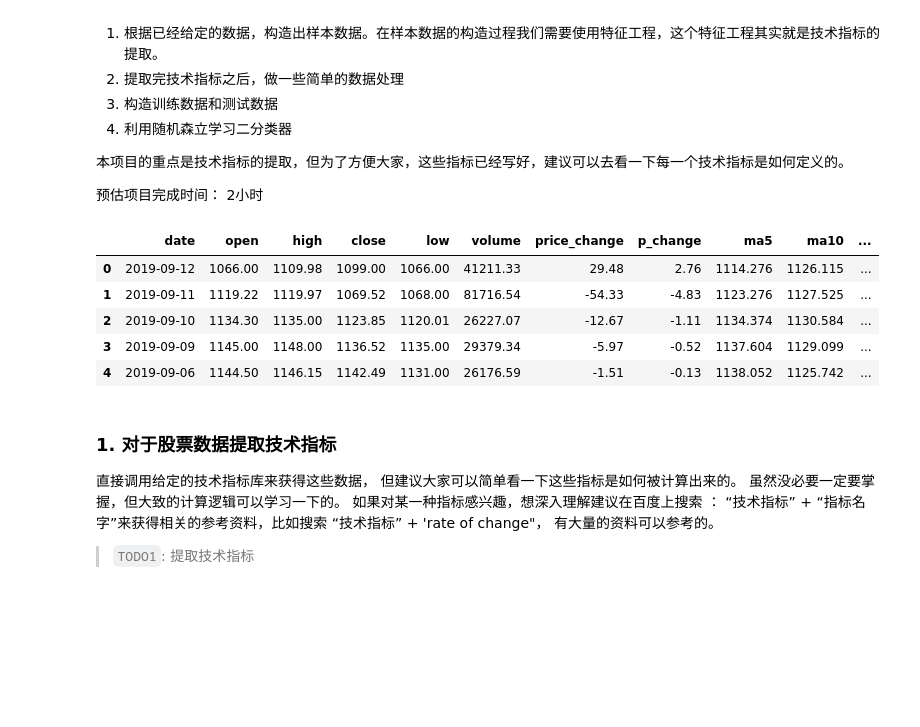
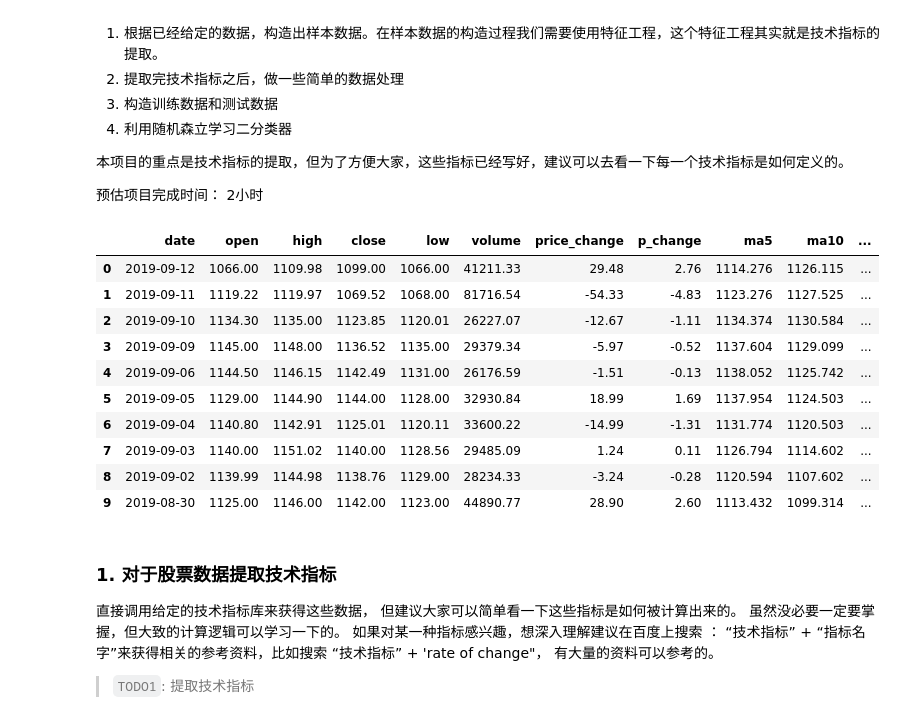
Before and after one commit to sesiria/ML, a Jupyter notebook: Chapter13/projects-ch13-quantitative_investing/starter_code.ipynb, the cells around one changed output. Drawn from its saved outputs; the diff is of its cells as text; code cells hidden in the pictures; blank space fills up the shorter version.

```diff
--- a/Chapter13/projects-ch13-quantitative_investing/starter_code.ipynb
+++ b/Chapter13/projects-ch13-quantitative_investing/starter_code.ipynb
@@ -24,14 +24,19 @@ from technical_indicators import *
 # %%
 # 导入股票数据，下面的股票数据是通过tushare库来获得的
 stock = pd.read_csv("./600519.csv")
-stock.head()
+stock.head(10)
 # %% [output]
 |  | date | open | high | close | low | volume | price_change | p_change | ma5 | ma10 | ... |
 | 0 | 2019-09-12 | 1066.00 | 1109.98 | 1099.00 | 1066.00 | 41211.33 | 29.48 | 2.76 | 1114.276 | 1126.115 | ... |
 | 1 | 2019-09-11 | 1119.22 | 1119.97 | 1069.52 | 1068.00 | 81716.54 | -54.33 | -4.83 | 1123.276 | 1127.525 | ... |
 | 2 | 2019-09-10 | 1134.30 | 1135.00 | 1123.85 | 1120.01 | 26227.07 | -12.67 | -1.11 | 1134.374 | 1130.584 | ... |
 | 3 | 2019-09-09 | 1145.00 | 1148.00 | 1136.52 | 1135.00 | 29379.34 | -5.97 | -0.52 | 1137.604 | 1129.099 | ... |
 | 4 | 2019-09-06 | 1144.50 | 1146.15 | 1142.49 | 1131.00 | 26176.59 | -1.51 | -0.13 | 1138.052 | 1125.742 | ... |
+| 5 | 2019-09-05 | 1129.00 | 1144.90 | 1144.00 | 1128.00 | 32930.84 | 18.99 | 1.69 | 1137.954 | 1124.503 | ... |
+| 6 | 2019-09-04 | 1140.80 | 1142.91 | 1125.01 | 1120.11 | 33600.22 | -14.99 | -1.31 | 1131.774 | 1120.503 | ... |
+| 7 | 2019-09-03 | 1140.00 | 1151.02 | 1140.00 | 1128.56 | 29485.09 | 1.24 | 0.11 | 1126.794 | 1114.602 | ... |
+| 8 | 2019-09-02 | 1139.99 | 1144.98 | 1138.76 | 1129.00 | 28234.33 | -3.24 | -0.28 | 1120.594 | 1107.602 | ... |
+| 9 | 2019-08-30 | 1125.00 | 1146.00 | 1142.00 | 1123.00 | 44890.77 | 28.90 | 2.60 | 1113.432 | 1099.314 | ... |
 # %% [markdown]
 ### 1. 对于股票数据提取技术指标
 直接调用给定的技术指标库来获得这些数据， 但建议大家可以简单看一下这些指标是如何被计算出来的。 虽然没必要一定要掌握，但大致的计算逻辑可以学习一下的。 如果对某一种指标感兴趣，想深入理解建议在百度上搜索 ： “技术指标” + “指标名字”来获得相关的参考资料，比如搜索 “技术指标” + 'rate of change"， 有大量的资料可以参考的。
```
Also changed, not shown: parts of 7 cells of this notebook, 4 other files.
